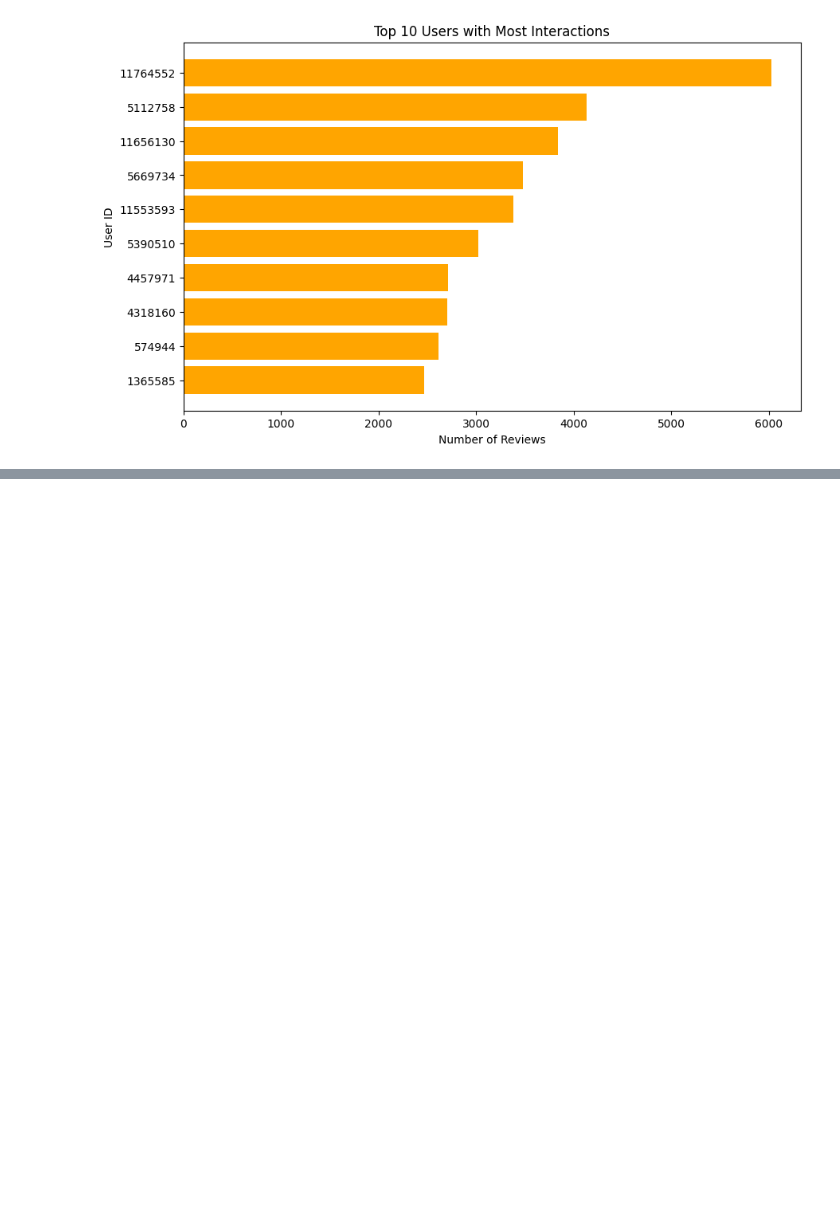
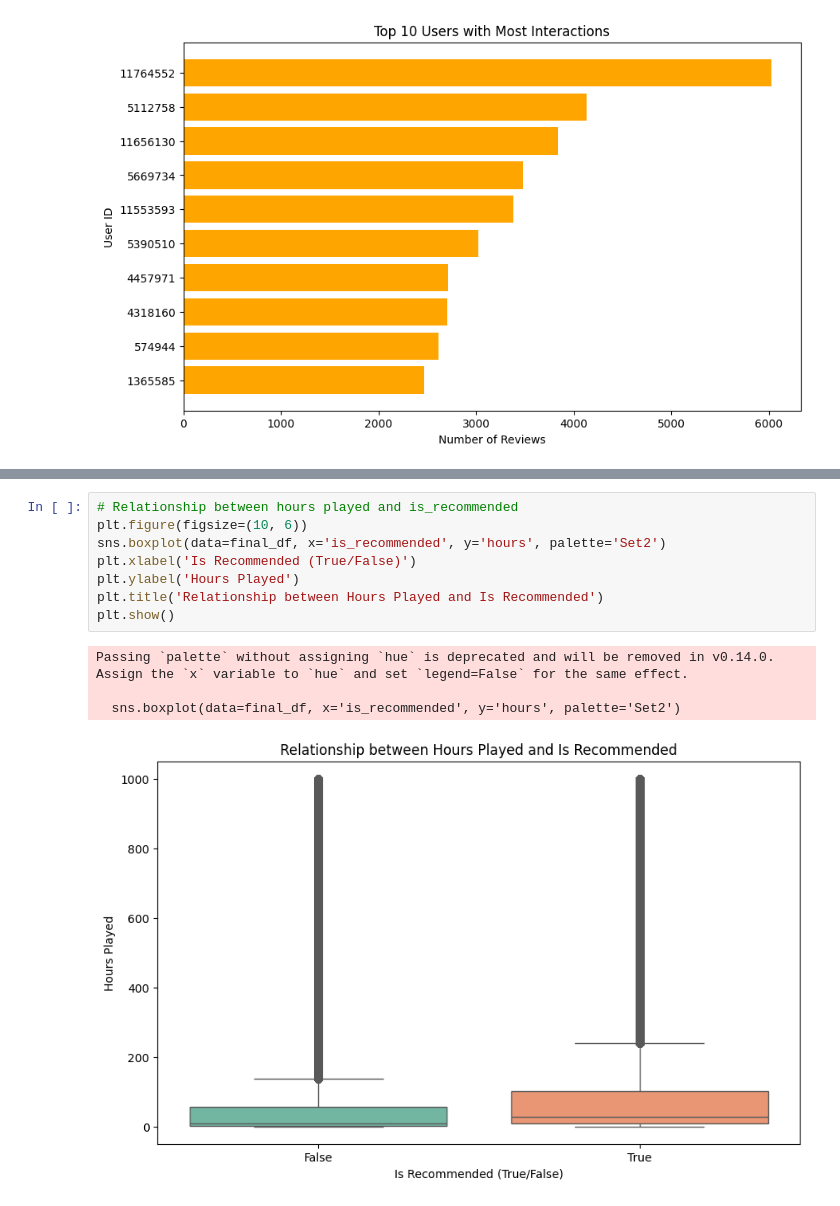
Before and after one commit to Darknight47/Data-Science-Project-02, a Jupyter notebook: steam_game_recommendation.ipynb, the cells around one changed output, grey strips where cells are left out. Saved outputs shown, nothing was run; the diff lists cells and outputs as text; blank space fills up the shorter version.

```diff
--- a/steam_game_recommendation.ipynb
+++ b/steam_game_recommendation.ipynb
@@ -468,0 +492,13 @@ plt.show()
+# %%
+# Relationship between hours played and is_recommended
+plt.figure(figsize=(10, 6))
+sns.boxplot(data=final_df, x='is_recommended', y='hours', palette='Set2')
+plt.xlabel('Is Recommended (True/False)')
+plt.ylabel('Hours Played')
+plt.title('Relationship between Hours Played and Is Recommended')
+plt.show()
+# %% [output]
+Passing `palette` without assigning `hue` is deprecated and will be removed in v0.14.0. Assign the `x` variable to `hue` and set `legend=False` for the same effect.
+
+  sns.boxplot(data=final_df, x='is_recommended', y='hours', palette='Set2')
+[figure, added]
```
Also changed, not shown: parts of 4 cells of this notebook.
